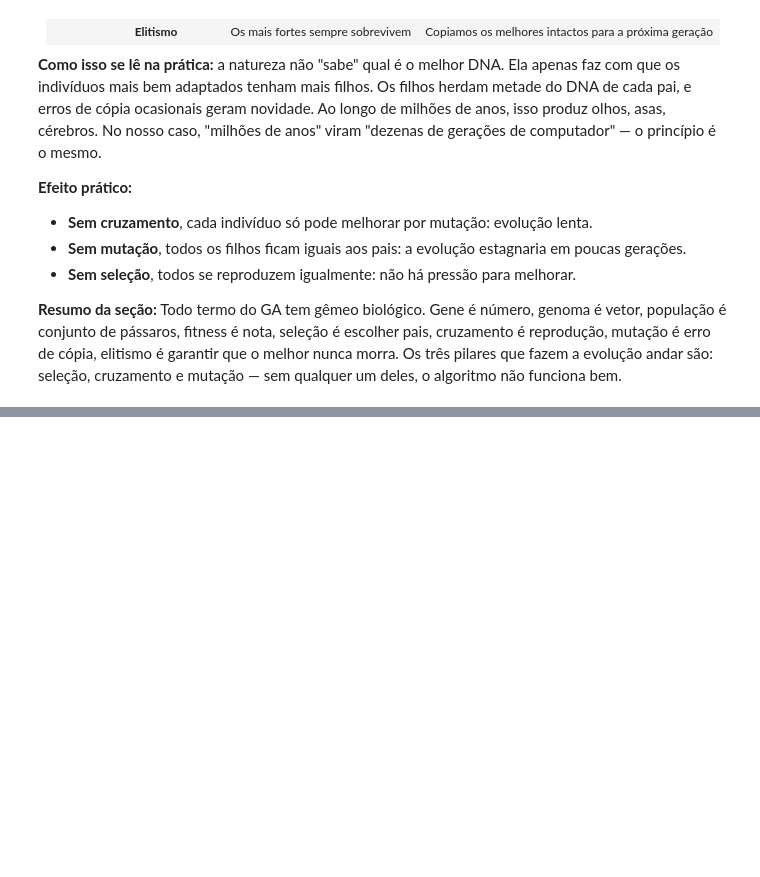
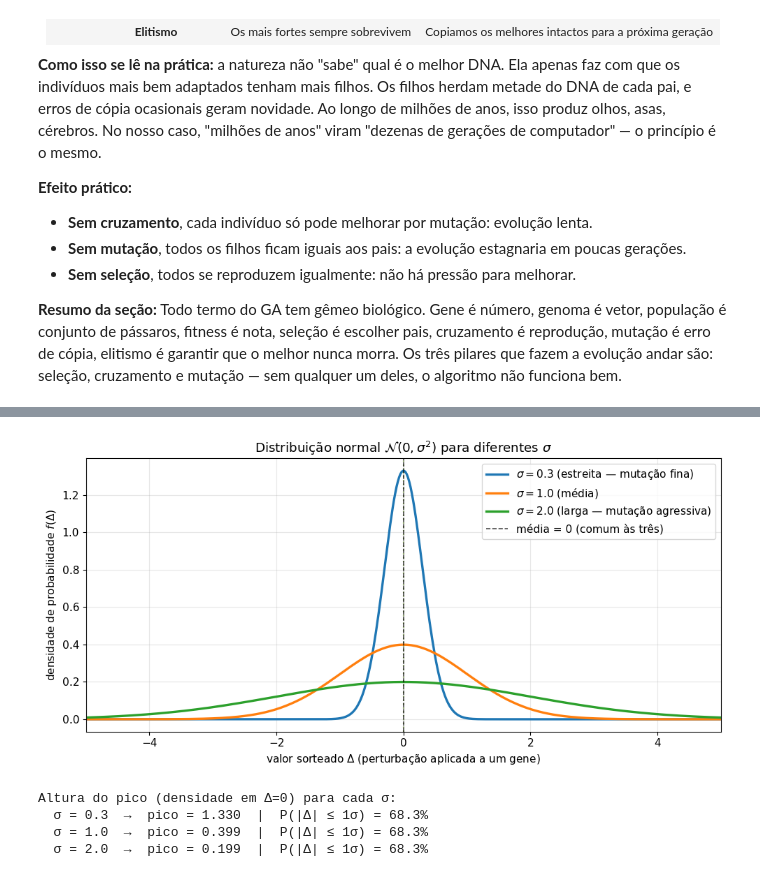
Before and after one commit to Megalonnix/Trab_em_Grupo_Ivan_Victor, a Jupyter notebook: scripts/explicacao_teorica/script1.ipynb, the cells around one changed output, grey strips where cells are left out. Saved outputs shown, nothing was run; the diff lists cells and outputs as text; code cells hidden in the pictures; blank space fills up the shorter version.

```diff
--- a/scripts/explicacao_teorica/script1.ipynb
+++ b/scripts/explicacao_teorica/script1.ipynb
@@ -109,0 +330,42 @@ Depois de dezenas de repetições, as receitas ficam cada vez melhores — não
+# %%
+# Comparação de três distribuições normais com σ diferentes
+x = np.linspace(-5, 5, 500)
+
+fig, ax = plt.subplots(figsize=(10, 5))
+
+configs = [
+    (0.3, '#1f77b4', r'$\sigma = 0.3$ (estreita — mutação fina)'),
+    (1.0, '#ff7f0e', r'$\sigma = 1.0$ (média)'),
+    (2.0, '#2ca02c', r'$\sigma = 2.0$ (larga — mutação agressiva)'),
+]
+
+for sigma, cor, label in configs:
+    ax.plot(x, norm.pdf(x, 0, sigma), linewidth=2.4, color=cor, label=label)
+    # linha vertical no pico (média = 0) com a altura correspondente
+    ax.axvline(0, color=cor, linestyle=':', alpha=0.35)
+
+ax.axvline(0, color='black', linestyle='--', alpha=0.7, linewidth=1.2,
+           label='média = 0 (comum às três)')
+
+ax.set_title(r'Distribuição normal $\mathcal{N}(0,\sigma^2)$ para diferentes $\sigma$')
+ax.set_xlabel(r'valor sorteado $\Delta$ (perturbação aplicada a um gene)')
+ax.set_ylabel('densidade de probabilidade $f(\Delta)$')
+ax.legend(loc='upper right')
+ax.set_xlim(-5, 5)
+
+plt.tight_layout()
+plt.show()
+
+# Estatística numérica para complementar o gráfico
+print("Altura do pico (densidade em Δ=0) para cada σ:")
+for sigma, _, _ in configs:
+    pico = norm.pdf(0, 0, sigma)
+    frac_1sigma = norm.cdf(sigma, 0, sigma) - norm.cdf(-sigma, 0, sigma)
+    print(f"  σ = {sigma:.1f}  →  pico = {pico:.3f}  |  "
+          f"P(|Δ| ≤ 1σ) = {frac_1sigma:.1%}")
+# %% [output]
+[figure, added]
+Altura do pico (densidade em Δ=0) para cada σ:
+  σ = 0.3  →  pico = 1.330  |  P(|Δ| ≤ 1σ) = 68.3%
+  σ = 1.0  →  pico = 0.399  |  P(|Δ| ≤ 1σ) = 68.3%
+  σ = 2.0  →  pico = 0.199  |  P(|Δ| ≤ 1σ) = 68.3%
```
Also changed, not shown: parts of 7 cells of this notebook.
